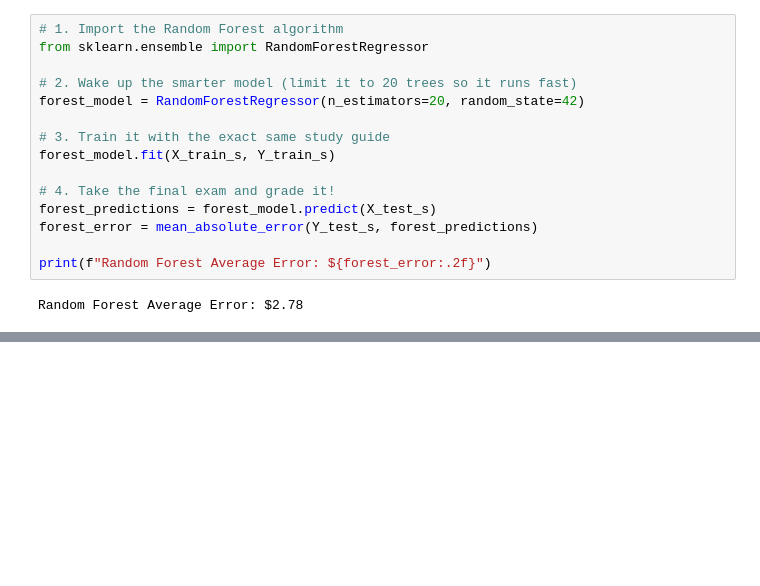
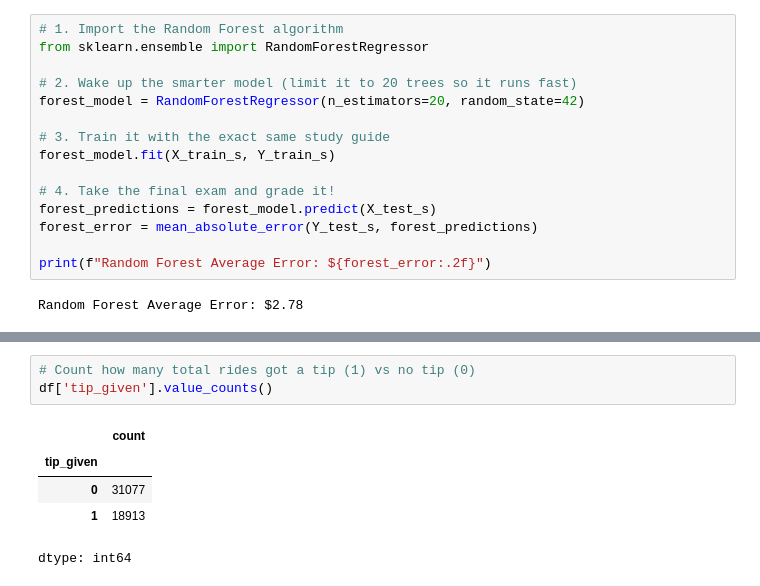
Before and after one commit to primegideon/internship-retro, a Jupyter notebook: ml-notebooks/chicago_taxi_ml.ipynb, the cells around one changed output, grey strips where cells are left out. Drawn from its saved outputs; the diff is of its cells as text; blank space fills up the shorter version.

```diff
--- a/ml-notebooks/chicago_taxi_ml.ipynb
+++ b/ml-notebooks/chicago_taxi_ml.ipynb
@@ -171,0 +192,9 @@ Random Forest Average Error: $2.78
+# %%
+# Count how many total rides got a tip (1) vs no tip (0)
+df['tip_given'].value_counts()
+# %% [output]
+|  | count |
+| tip_given |  |
+| 0 | 31077 |
+| 1 | 18913 |
+dtype: int64
```
Also changed, not shown: parts of 4 cells of this notebook.
